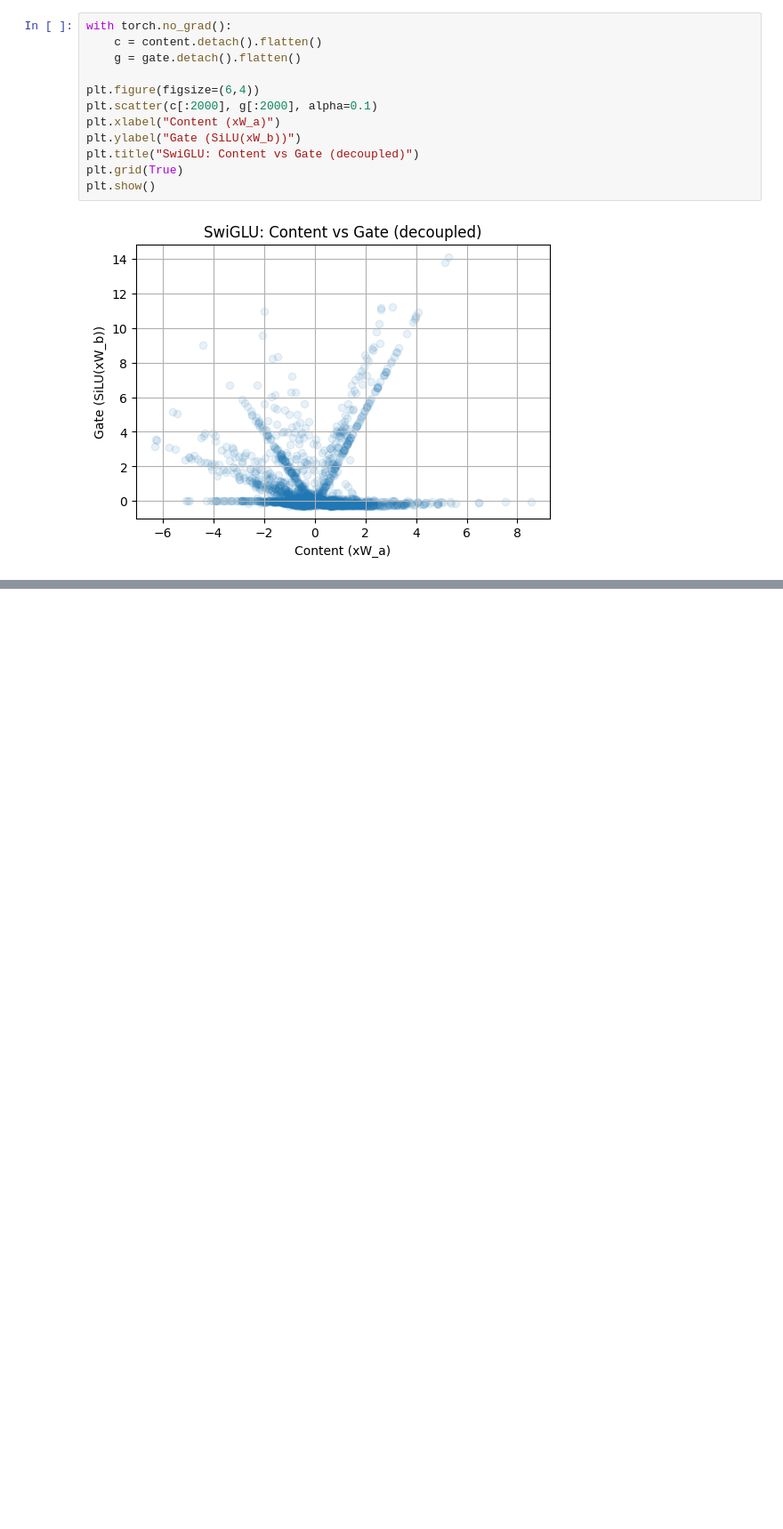
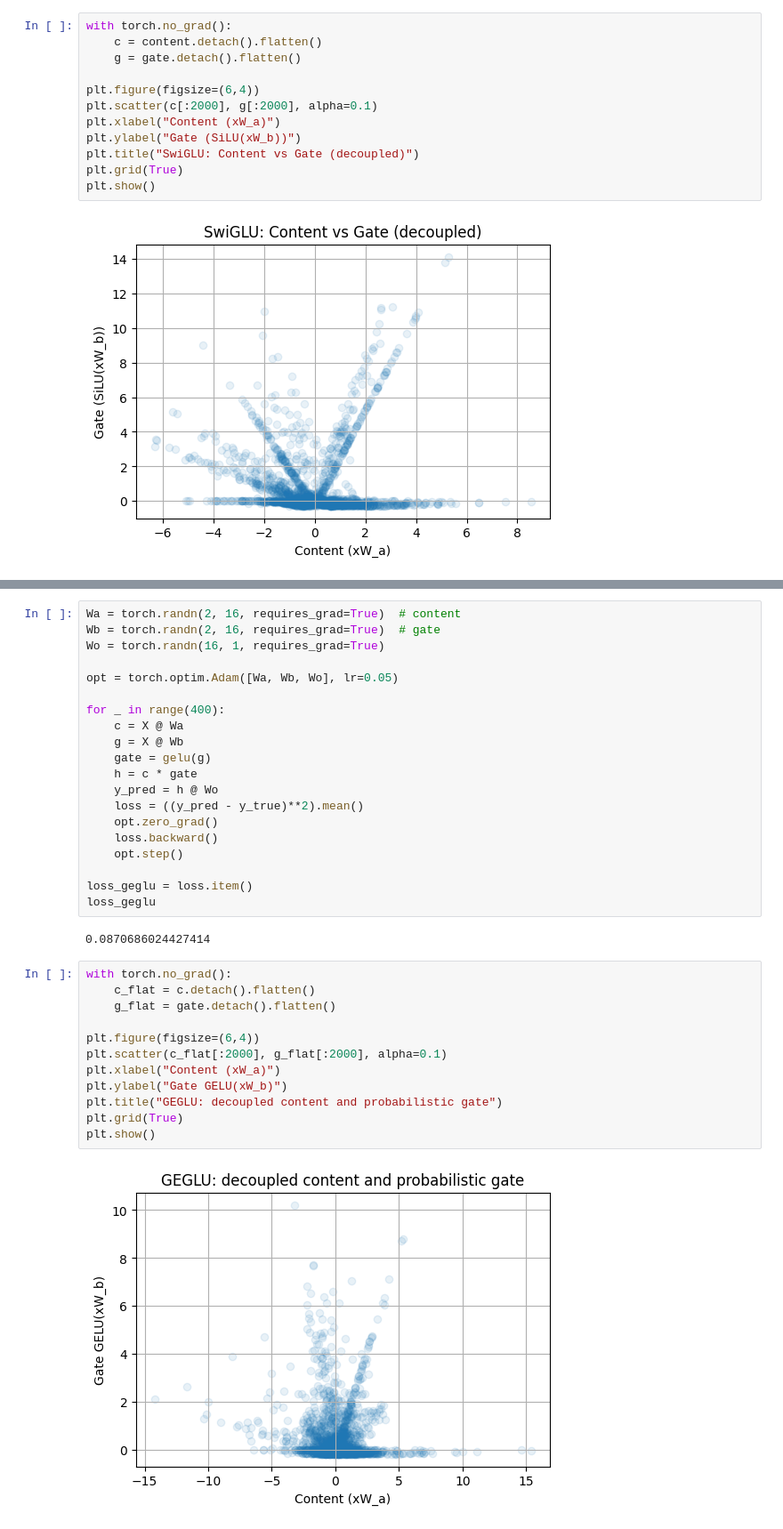
Before and after one commit to Jaseelkt007/ML-Sandbox, a Jupyter notebook: Effect_of_Activation.ipynb, the cells around one changed output, grey strips where cells are left out. Shown at 89% size. Cells and saved outputs as stored; diff of their text form; blank space fills up the shorter version.

```diff
--- a/Effect_of_Activation.ipynb
+++ b/Effect_of_Activation.ipynb
@@ -563,0 +677,36 @@ plt.show()
+# %%
+Wa = torch.randn(2, 16, requires_grad=True)  # content
+Wb = torch.randn(2, 16, requires_grad=True)  # gate
+Wo = torch.randn(16, 1, requires_grad=True)
+
+opt = torch.optim.Adam([Wa, Wb, Wo], lr=0.05)
+
+for _ in range(400):
+    c = X @ Wa
+    g = X @ Wb
+    gate = gelu(g)
+    h = c * gate
+    y_pred = h @ Wo
+    loss = ((y_pred - y_true)**2).mean()
+    opt.zero_grad()
+    loss.backward()
+    opt.step()
+
+loss_geglu = loss.item()
+loss_geglu
+# %% [output]
+0.0870686024427414
+# %%
+with torch.no_grad():
+    c_flat = c.detach().flatten()
+    g_flat = gate.detach().flatten()
+
+plt.figure(figsize=(6,4))
+plt.scatter(c_flat[:2000], g_flat[:2000], alpha=0.1)
+plt.xlabel("Content (xW_a)")
+plt.ylabel("Gate GELU(xW_b)")
+plt.title("GEGLU: decoupled content and probabilistic gate")
+plt.grid(True)
+plt.show()
+# %% [output]
+[figure, added]
```
Also changed, not shown: parts of 6 cells of this notebook.
